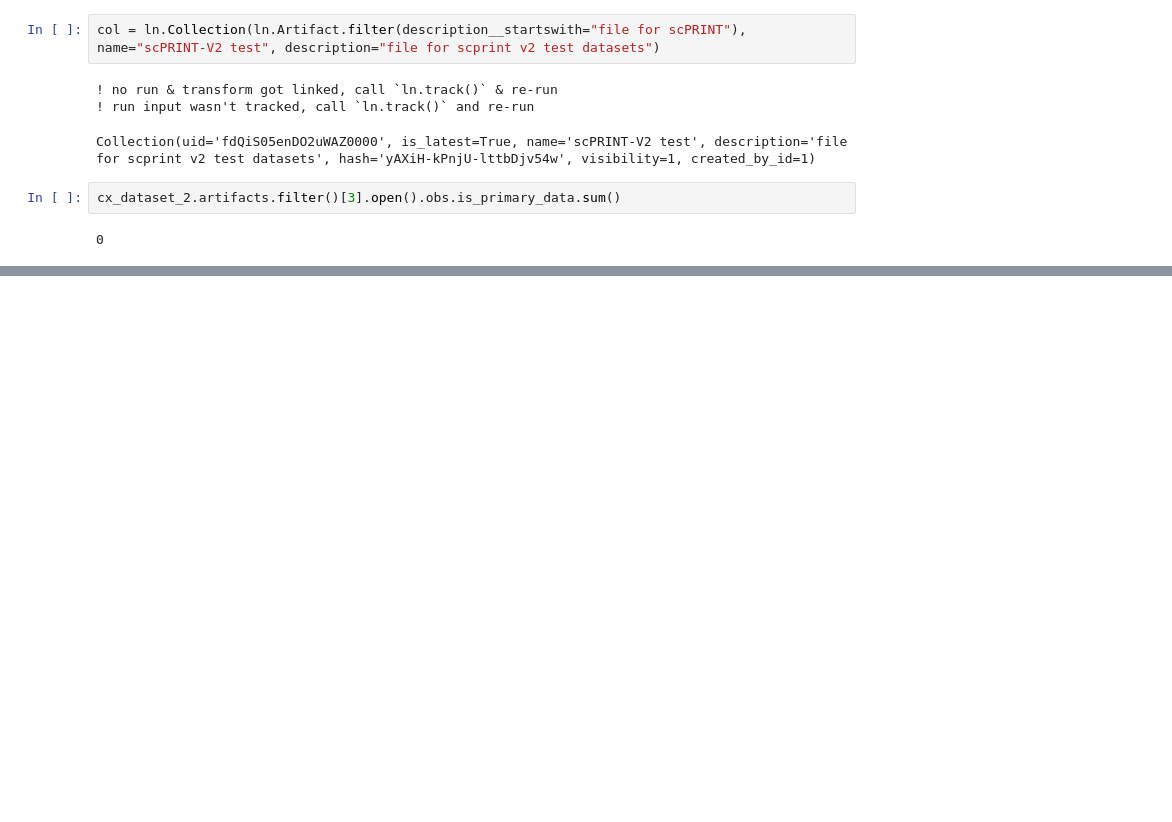
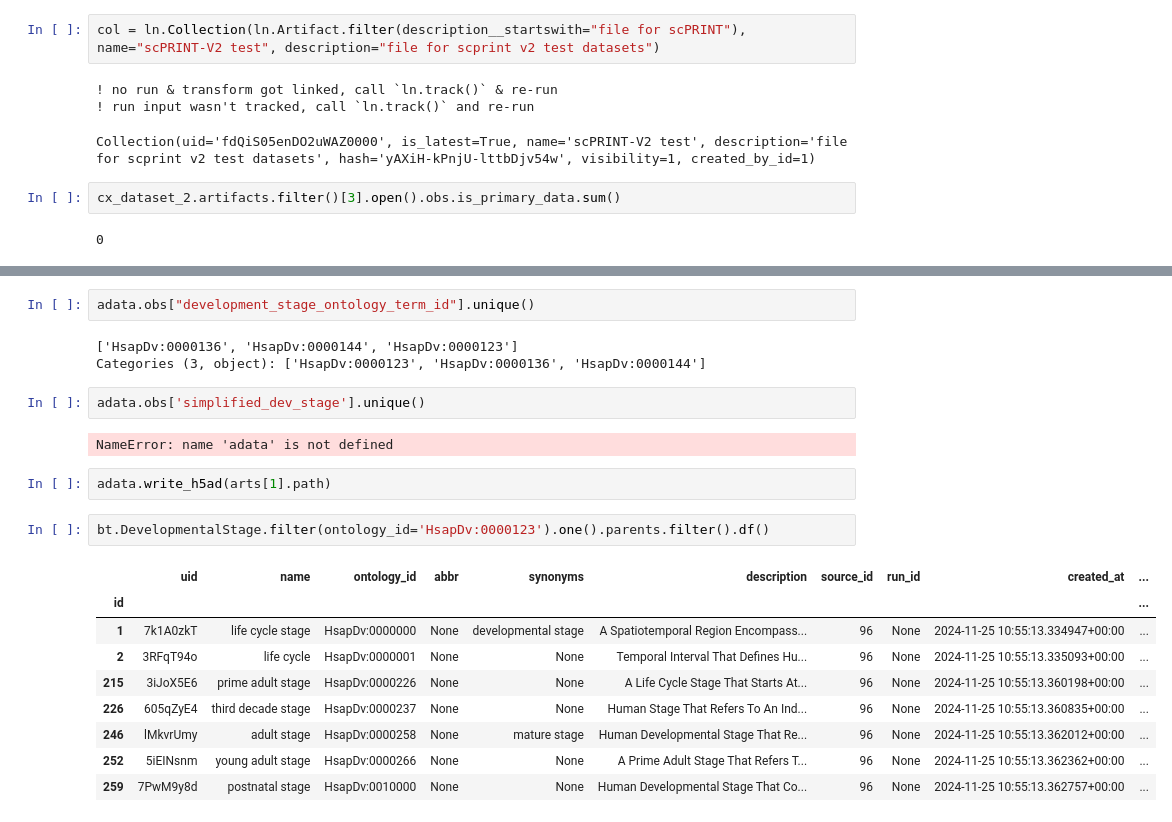
Before and after one commit to cantinilab/scPRINT-ICML, a Jupyter notebook: notebooks/additional/update_lamin_or_cellxgene.ipynb, the cells around one changed output, grey strips where cells are left out. Drawn from its saved outputs; the diff is of its cells as text; blank space fills up the shorter version.

```diff
--- a/notebooks/additional/update_lamin_or_cellxgene.ipynb
+++ b/notebooks/additional/update_lamin_or_cellxgene.ipynb
@@ -290,0 +390,23 @@ cx_dataset_2.artifacts.filter()[3].open().obs.is_primary_data.sum()
+# %%
+adata.obs["development_stage_ontology_term_id"].unique()
+# %% [output]
+['HsapDv:0000136', 'HsapDv:0000144', 'HsapDv:0000123']
+Categories (3, object): ['HsapDv:0000123', 'HsapDv:0000136', 'HsapDv:0000144']
+# %%
+adata.obs['simplified_dev_stage'].unique()
+# %% [output]
+NameError: name 'adata' is not defined
+# %%
+adata.write_h5ad(arts[1].path)
+# %%
+bt.DevelopmentalStage.filter(ontology_id='HsapDv:0000123').one().parents.filter().df()
+# %% [output]
+|  | uid | name | ontology_id | abbr | synonyms | description | source_id | run_id | created_at | ... |
+| id |  |  |  |  |  |  |  |  |  | ... |
+| 1 | 7k1A0zkT | life cycle stage | HsapDv:0000000 | None | developmental stage | A Spatiotemporal Region Encompass... | 96 | None | 2024-11-25 10:55:13.334947+00:00 | ... |
+| 2 | 3RFqT94o | life cycle | HsapDv:0000001 | None | None | Temporal Interval That Defines Hu... | 96 | None | 2024-11-25 10:55:13.335093+00:00 | ... |
+| 215 | 3iJoX5E6 | prime adult stage | HsapDv:0000226 | None | None | A Life Cycle Stage That Starts At... | 96 | None | 2024-11-25 10:55:13.360198+00:00 | ... |
+| 226 | 605qZyE4 | third decade stage | HsapDv:0000237 | None | None | Human Stage That Refers To An Ind... | 96 | None | 2024-11-25 10:55:13.360835+00:00 | ... |
+| 246 | lMkvrUmy | adult stage | HsapDv:0000258 | None | mature stage | Human Developmental Stage That Re... | 96 | None | 2024-11-25 10:55:13.362012+00:00 | ... |
+| 252 | 5iEINsnm | young adult stage | HsapDv:0000266 | None | None | A Prime Adult Stage That Refers T... | 96 | None | 2024-11-25 10:55:13.362362+00:00 | ... |
+| 259 | 7PwM9y8d | postnatal stage | HsapDv:0010000 | None | None | Human Developmental Stage That Co... | 96 | None | 2024-11-25 10:55:13.362757+00:00 | ... |
```
Also changed, not shown: parts of 19 cells of this notebook, 20 other files.
